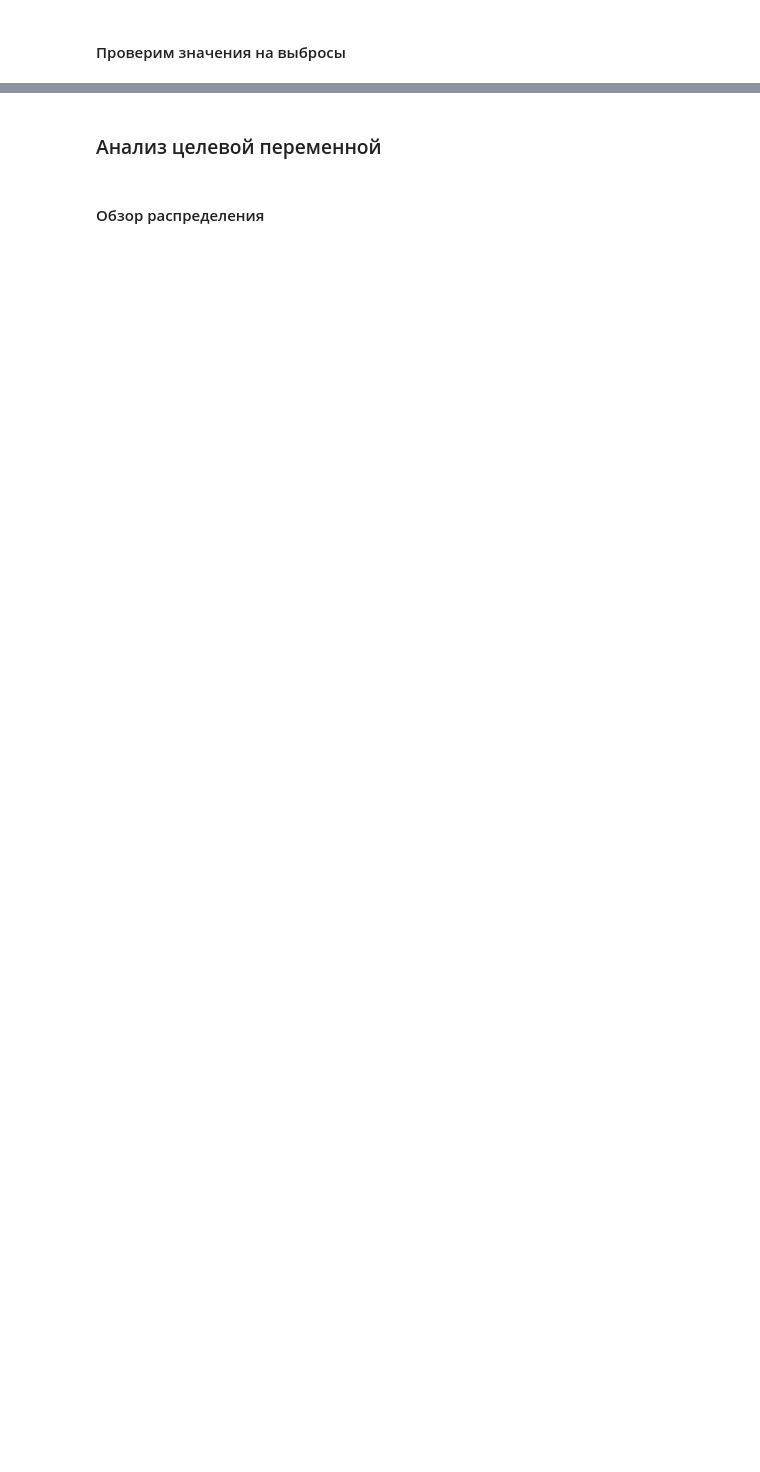
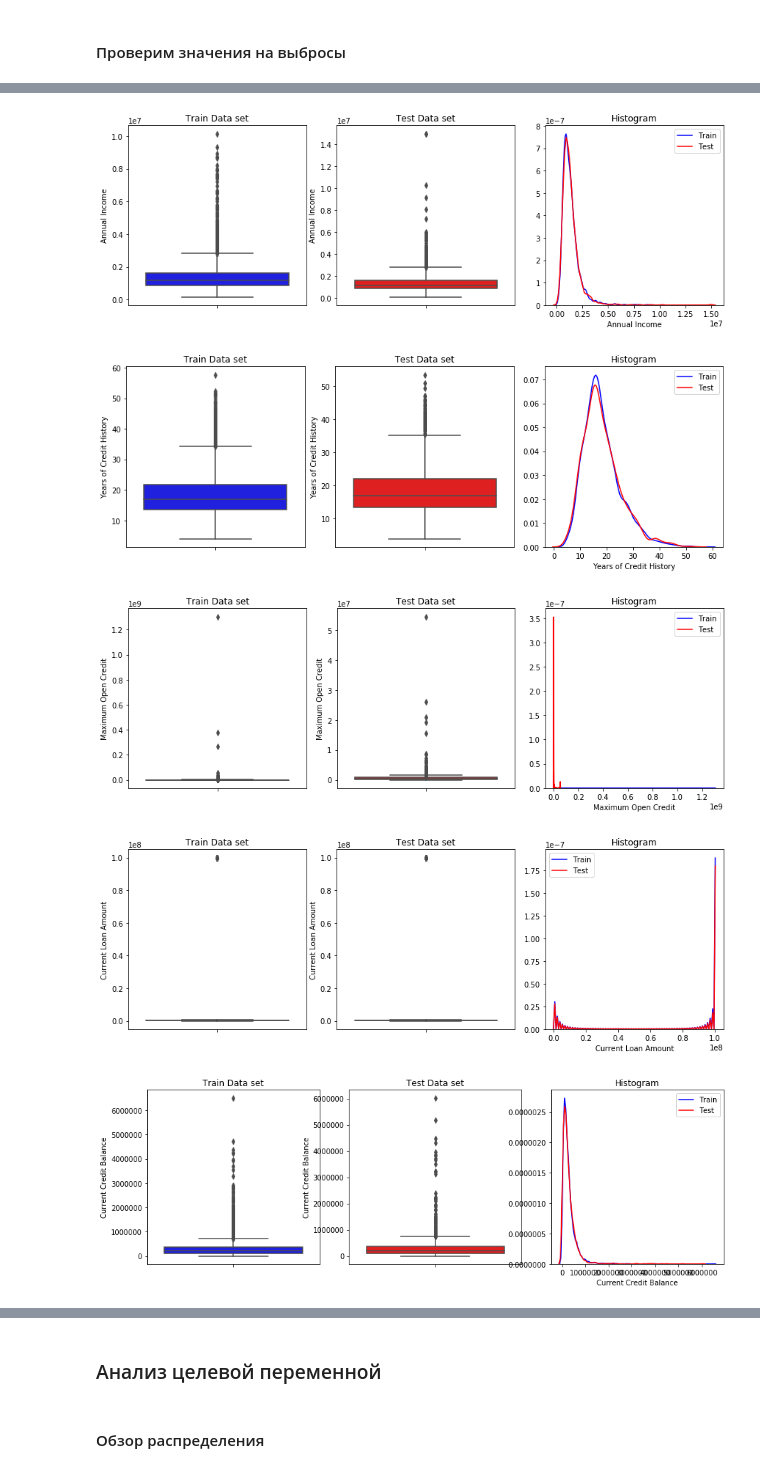
Before and after one commit to dmitarint/Python-for-Data-Science-2, a Jupyter notebook: DSizov_predictions.ipynb, the cells around one changed output, grey strips where cells are left out. Saved outputs shown, nothing was run; the diff lists cells and outputs as text; code cells hidden in the pictures; blank space fills up the shorter version.

```diff
--- a/DSizov_predictions.ipynb
+++ b/DSizov_predictions.ipynb
@@ -510,0 +370,22 @@ dtype: int64
+# %%
+# Выделим непрерывные, полу-категориальные и категориальные признаки
+continuous=[]
+semi_catogorical=[]
+categorical=[]
+for col in df.columns:
+    if df[col].nunique()>=150:
+        continuous.append(col)
+    elif df[col].nunique()<150 and df[col].nunique()>=20:
+        semi_catogorical.append(col)
+    else:
+        categorical.append(col)
+
+# Убираем целевую переменную 'Credit Default'
+categorical.remove('Credit Default')
+
+print(f'Непрерывные признаки \n {continuous}')
+print(30*'.')
+print(f'Полу-категориальные признаки \n {semi_catogorical}')
+print(30*'.')
+print(f'Категориальные признаки \n {categorical}')
+print(30*'.')
@@ -510,0 +402,23 @@ dtype: int64
+# %%
+# Данная функция выводит три графика: boxplot для тренировочного и тестового датасета и Гистограмму
+def plt_outlying_cases (df, dt, col_name):
+    fig, axes = plt.subplots(nrows=1, ncols=3, figsize=(12, 4))
+    fig.tight_layout()
+    axes[0].set_title('Train Data set')
+    axes[1].set_title('Test Data set')
+    axes[2].set_title('Histogram')
+    sns.boxplot(df[col_name],color='b', orient='v', ax=axes[0])
+    sns.boxplot(dt[col_name], color='r', orient='v', ax=axes[1])
+    sns.distplot(df[col_name], color='b', ax=axes[2], hist=False, label='Train')
+    sns.distplot(dt[col_name], color='r', ax=axes[2], hist=False, label='Test')
+    plt.show();
+# %%
+col_check=continuous+semi_catogorical
+for name in col_check:
+    plt_outlying_cases (df, dt, name)
+# %% [output]
+[figure, added]
+[figure, added]
+[figure, added]
+[figure, added]
+[figure, added]
```
Also changed, not shown: parts of 333 cells of this notebook, 1 other file.
